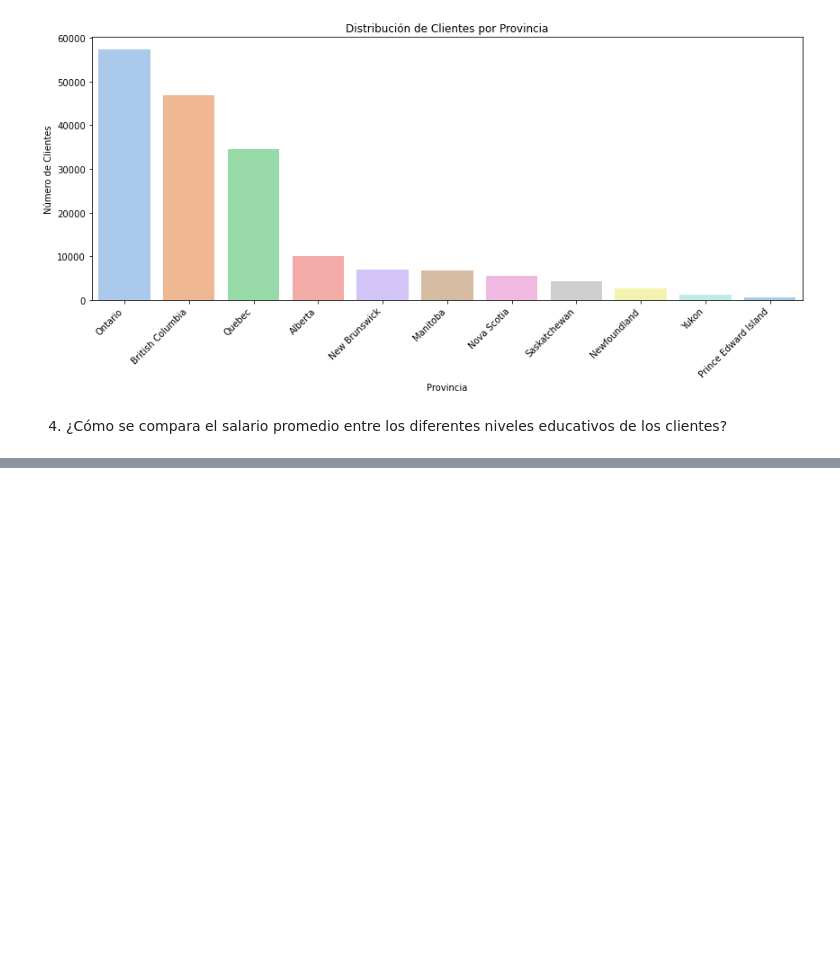
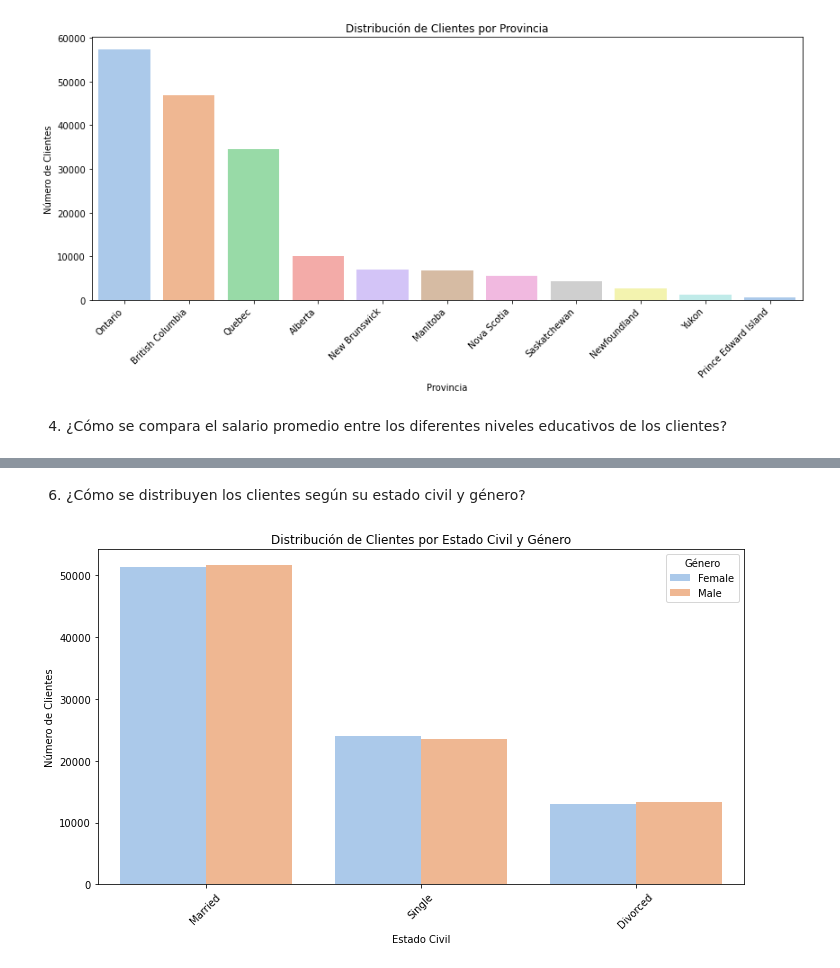
Before and after one commit to Adalab/bda-modulo-3-evaluacion-final-maitebarreravillarias, a Jupyter notebook: evaluacion_primera_version.ipynb, the cells around one changed output, grey strips where cells are left out. Cells and saved outputs as stored; diff of their text form; code cells hidden in the pictures; blank space fills up the shorter version.

```diff
--- a/evaluacion_primera_version.ipynb
+++ b/evaluacion_primera_version.ipynb
@@ -657,0 +695,14 @@ plt.show()
+# %% [markdown]
+6. ¿Cómo se distribuyen los clientes según su estado civil y género?
+# %%
+plt.figure(figsize=(10, 6))
+sns.countplot(x='Marital_Status', hue='Gender', data=df, palette='pastel')
+plt.title('Distribución de Clientes por Estado Civil y Género')
+plt.xlabel('Estado Civil')
+plt.ylabel('Número de Clientes')
+plt.xticks(rotation=45)
+plt.legend(title='Género')
+plt.tight_layout()
+plt.show();
+# %% [output]
+[figure, added]
```
Also changed, not shown: parts of 9 cells of this notebook.
